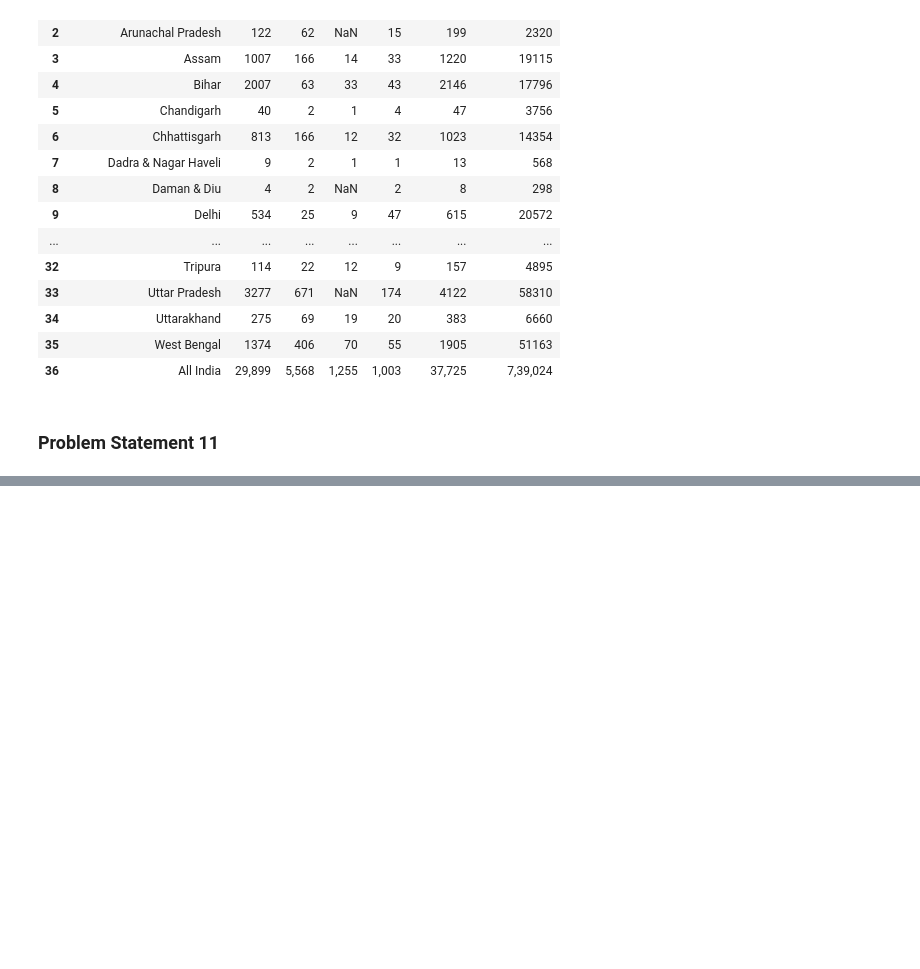
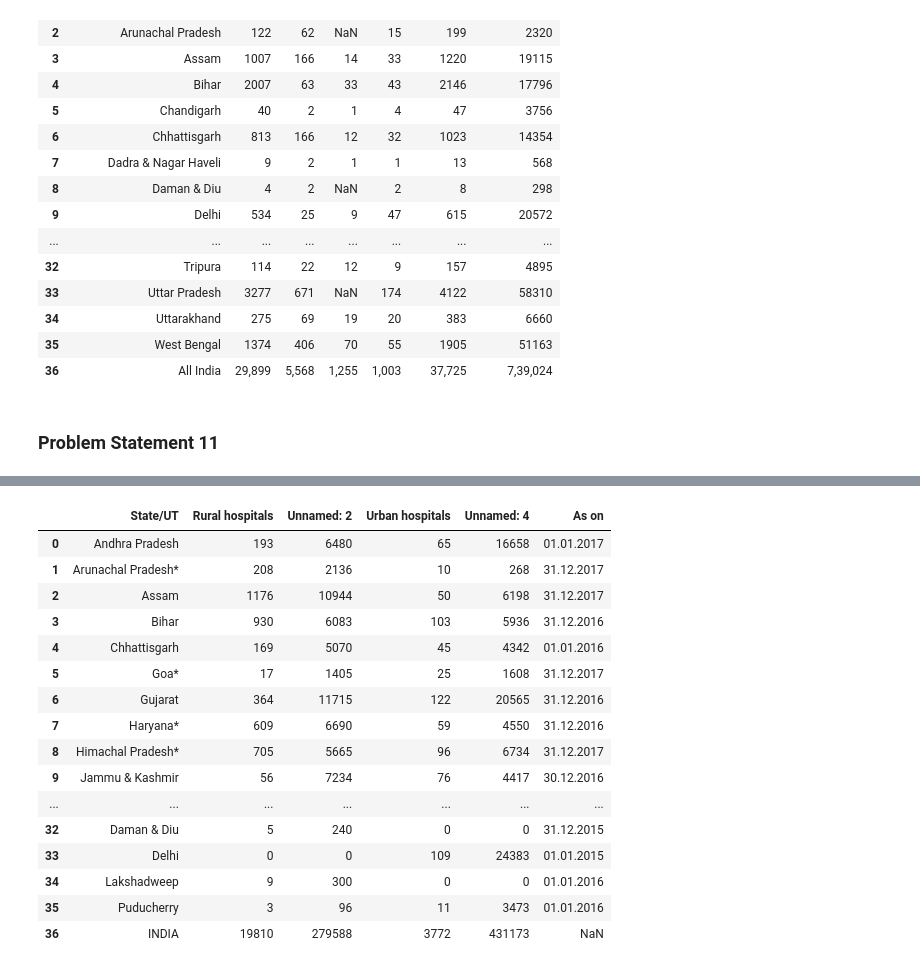
Before and after one commit to Jacko760/Futerense-Internship, a Jupyter notebook: insaaf.ipynb, the cells around one changed output, grey strips where cells are left out. Cells and saved outputs as stored; diff of their text form; code cells hidden in the pictures; blank space fills up the shorter version.

```diff
--- a/insaaf.ipynb
+++ b/insaaf.ipynb
@@ -586,0 +631,20 @@ df5
+# %%
+data
+# %% [output]
+|  | State/UT | Rural hospitals | Unnamed: 2 | Urban hospitals | Unnamed: 4 | As on |
+| 0 | Andhra Pradesh | 193 | 6480 | 65 | 16658 | 01.01.2017 |
+| 1 | Arunachal Pradesh* | 208 | 2136 | 10 | 268 | 31.12.2017 |
+| 2 | Assam | 1176 | 10944 | 50 | 6198 | 31.12.2017 |
+| 3 | Bihar | 930 | 6083 | 103 | 5936 | 31.12.2016 |
+| 4 | Chhattisgarh | 169 | 5070 | 45 | 4342 | 01.01.2016 |
+| 5 | Goa* | 17 | 1405 | 25 | 1608 | 31.12.2017 |
+| 6 | Gujarat | 364 | 11715 | 122 | 20565 | 31.12.2016 |
+| 7 | Haryana* | 609 | 6690 | 59 | 4550 | 31.12.2016 |
+| 8 | Himachal Pradesh* | 705 | 5665 | 96 | 6734 | 31.12.2017 |
+| 9 | Jammu & Kashmir | 56 | 7234 | 76 | 4417 | 30.12.2016 |
+| ... | ... | ... | ... | ... | ... | ... |
+| 32 | Daman & Diu | 5 | 240 | 0 | 0 | 31.12.2015 |
+| 33 | Delhi | 0 | 0 | 109 | 24383 | 01.01.2015 |
+| 34 | Lakshadweep | 9 | 300 | 0 | 0 | 01.01.2016 |
+| 35 | Puducherry | 3 | 96 | 11 | 3473 | 01.01.2016 |
+| 36 | INDIA | 19810 | 279588 | 3772 | 431173 | NaN |
```
Also changed, not shown: parts of 3 cells of this notebook.
